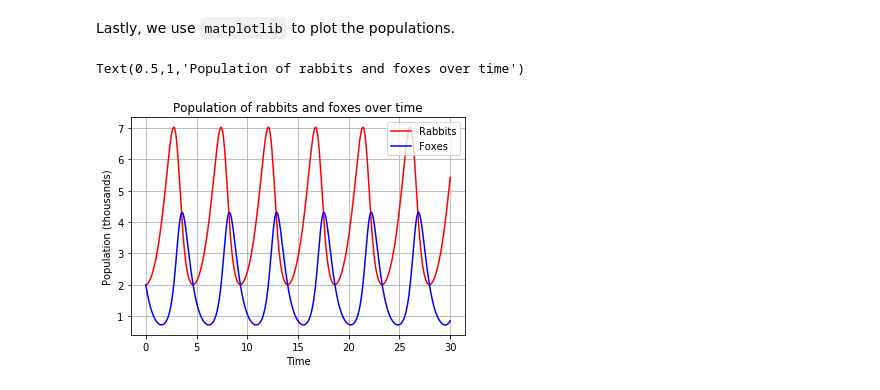
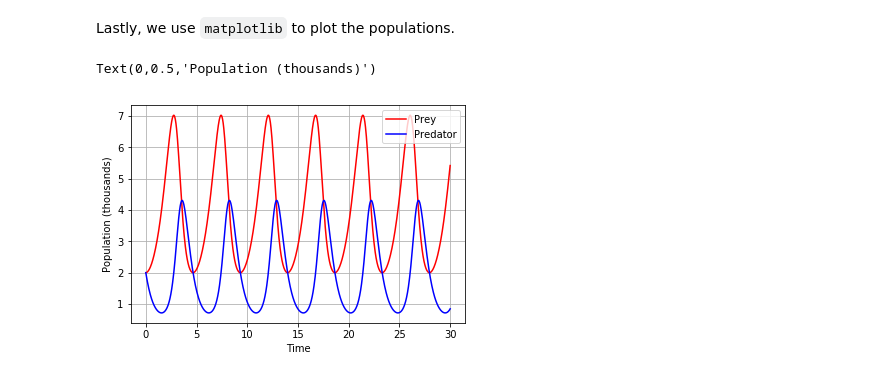
Before and after one commit to jetsalinas/physics-4q-project, a Jupyter notebook: Lotka-Volterra.ipynb, the cells around one changed output. Saved outputs shown, nothing was run; the diff lists cells and outputs as text; code cells hidden in the pictures.

Commit message:
Updated labels in notebook plot

```diff
--- a/Lotka-Volterra.ipynb
+++ b/Lotka-Volterra.ipynb
@@ -48,13 +48,13 @@ Lastly, we use `matplotlib` to plot the populations.
 # %%
 rabbits, foxes = arr_xy.T
 fig = pylab.figure()
-pylab.plot(t, rabbits, 'r-', label='Rabbits')
-pylab.plot(t, foxes  , 'b-', label='Foxes')
+pylab.plot(t, rabbits, 'r-', label='Prey')
+pylab.plot(t, foxes  , 'b-', label='Predator')
 pylab.grid()
 pylab.legend(loc='best')
 pylab.xlabel('Time')
 pylab.ylabel('Population (thousands)')
-pylab.title('Population of rabbits and foxes over time')
+# pylab.title('Population of rabbits and foxes over time')
 # %% [output]
-Text(0.5,1,'Population of rabbits and foxes over time')
+Text(0,0.5,'Population (thousands)')
-[figure, old version]
+[figure, new version]
```
